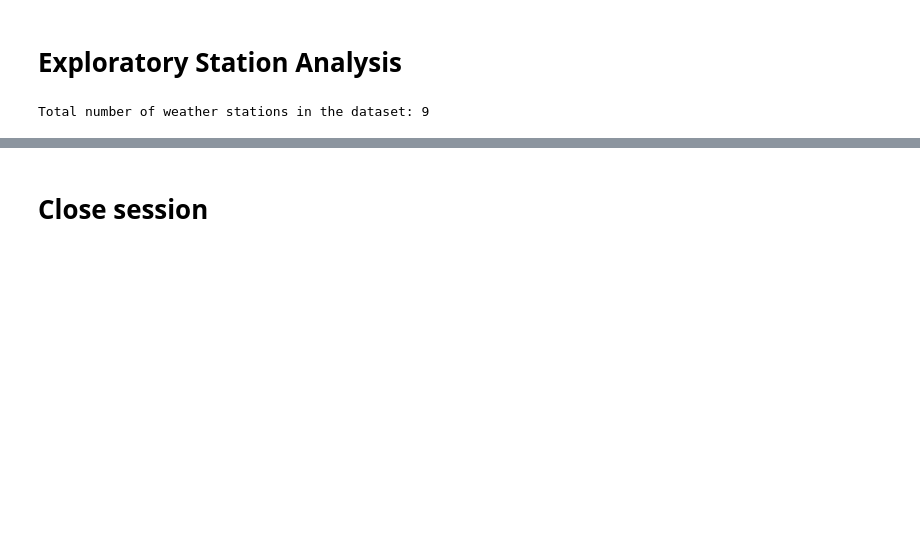
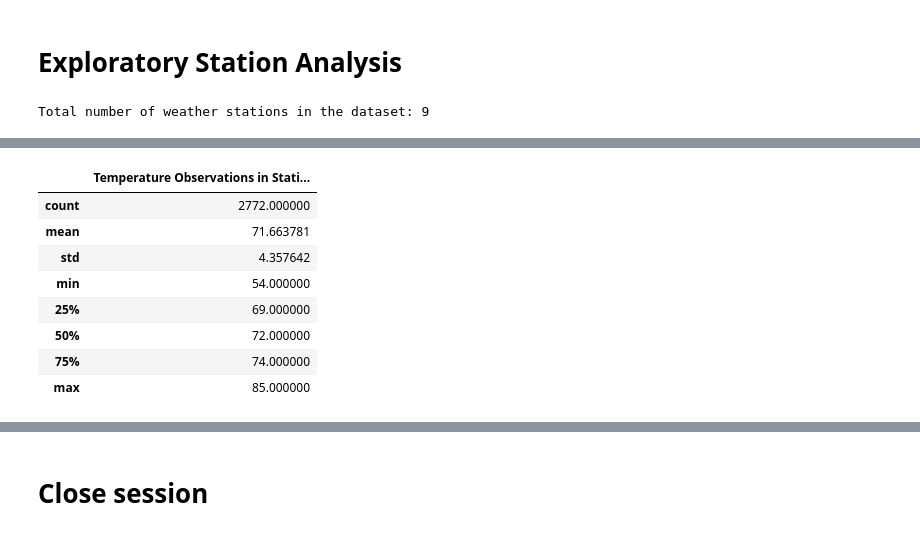
Before and after one commit to kennethcandersen/Weather-Database-and-API-Service, a Jupyter notebook: climate_starter.ipynb, the cells around one changed output, grey strips where cells are left out. Cells and saved outputs as stored; diff of their text form; code cells hidden in the pictures; blank space fills up the shorter version.

```diff
--- a/climate_starter.ipynb
+++ b/climate_starter.ipynb
@@ -187,6 +190,24 @@ most_active_stations
 # %%
 # Using the most active station id from the previous query, calculate the
 #lowest, highest, and average temperature.
+
+stmt = session.query(Measurements.tobs).\
+    filter(Measurements.station == Stations.station).filter(Stations.id == 7).statement
+
+most_active_station = pd.read_sql_query(stmt, session.bind).\
+    rename(columns={'tobs' : 'Temperature Observations in Station 7'})
+
+most_active_station.describe()
+# %% [output]
+|  | Temperature Observations in Stati... |
+| count | 2772.000000 |
+| mean | 71.663781 |
+| std | 4.357642 |
+| min | 54.000000 |
+| 25% | 69.000000 |
+| 50% | 72.000000 |
+| 75% | 74.000000 |
+| max | 85.000000 |
 # %%
 # Using the most active station id
 # Query the last 12 months of temperature observation data for this station and plot
```
Also changed, not shown: parts of 4 cells of this notebook, 2 other files.
